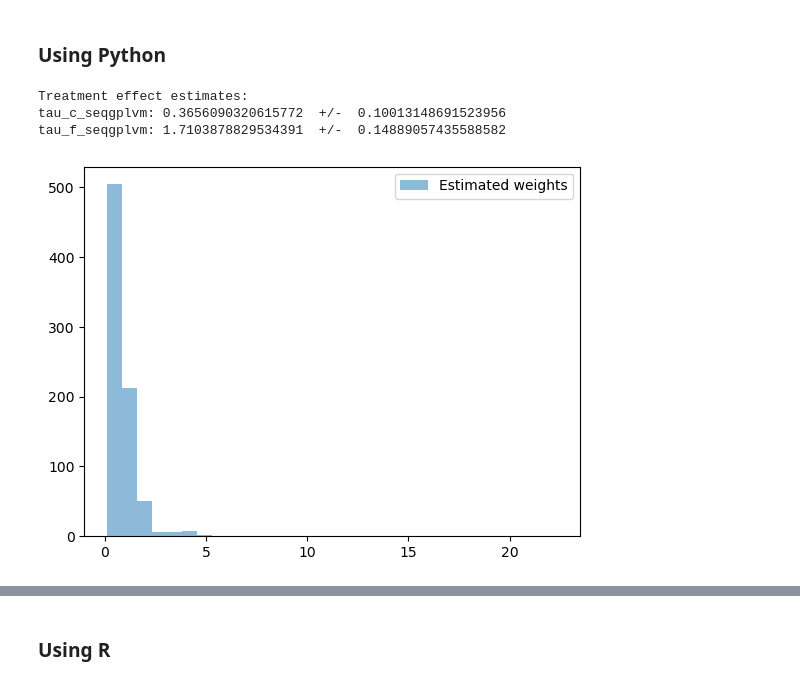
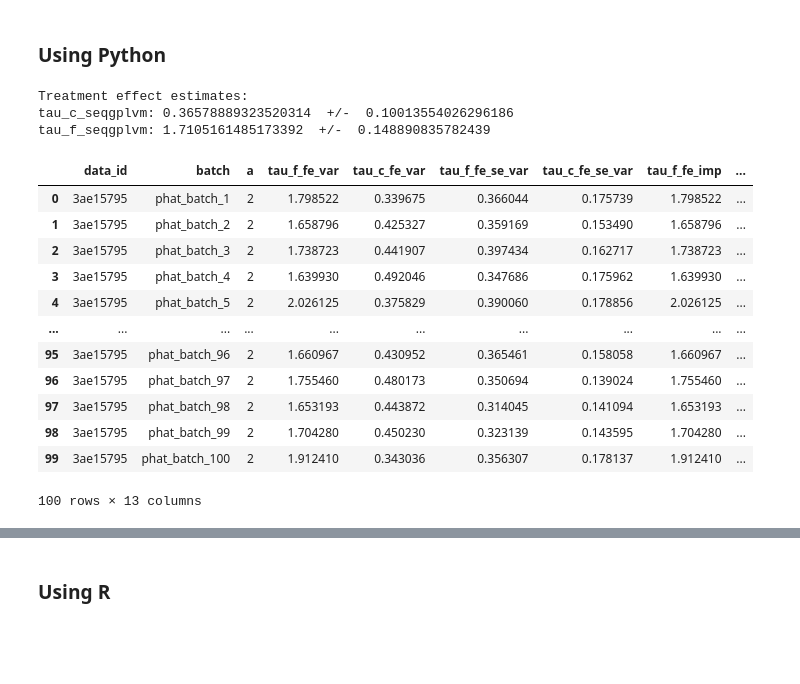
Before and after one commit to Ali-Setareh/SeqGPLVM_FEMSM, a Jupyter notebook: notebooks/model_inspection.ipynb, the cells around one changed output, grey strips where cells are left out. Saved outputs shown, nothing was run; the diff lists cells and outputs as text; code cells hidden in the pictures; blank space fills up the shorter version.

```diff
--- a/notebooks/model_inspection.ipynb
+++ b/notebooks/model_inspection.ipynb
@@ -434,6 +434,11 @@ plt.show()
 # %% [markdown]
 ### Using Python
 # %%
+import torch
+import os
+import statsmodels.api as sm
+from utils.propensity import propensity_dir
+
 # First load propensity scores from SeqGPLVM
 path = propensity_dir(cwd/Path("./results").expanduser(), "seqgplvm", train_id)
 payload = load_ckpt_any(path/f"{os.listdir(path)[-1]}", map_location="cpu")
@@ -512,6 +517,7 @@ model = sm.GLM(y, X, family=sm.families.Binomial())
 res = model.fit()
 
 df_msm["stab_num"] = res.predict(X)
+df_msm["stab_num"] = df_msm["stab_num"].clip(0.01, 0.99)
 
 T = config["T"]
 
@@ -527,19 +533,19 @@ p_num = df_msm["stab_num"].to_numpy()
 # batch-wise weights into a DataFrame (same index as df_msm)
 weights_df = {}#pd.DataFrame(index=df_msm.index)
 for b in batch_cols:
-    p_hat = df_msm[b].to_numpy()
+    p_hat = df_msm[b].clip(0.01, 0.99).to_numpy()
     w_b = np.where(D == 1, p_num / p_hat, (1 - p_num) / (1 - p_hat))
     weights_df[b] = w_b
 weights_df = pd.DataFrame(weights_df, index=df_msm.index)
 
 # true, FE, no-FE as Series aligned with df_msm
-p_true = df_msm["p_true"].to_numpy()
+p_true = df_msm["p_true"].clip(0.01, 0.99).to_numpy()
 df_msm["w_true"] = np.where(D == 1, p_num / p_true, (1 - p_num) / (1 - p_true))
 
-p_fe = df_msm["phat_fe"].to_numpy()
+p_fe = df_msm["phat_fe"].clip(0.01, 0.99).to_numpy()
 df_msm["w_fe"] = np.where(D == 1, p_num / p_fe, (1 - p_num) / (1 - p_fe))
 
-p_no_fe = df_msm["phat_no_fe"].to_numpy()
+p_no_fe = df_msm["phat_no_fe"].clip(0.01, 0.99).to_numpy()
 df_msm["w_no_fe"] = np.where(D == 1, p_num / p_no_fe, (1 - p_num) / (1 - p_no_fe))
 
 # 4) Cumulative products over last k periods, by patient
@@ -588,12 +594,5 @@ for col, name in [("ipw_cum_true", "true"),
     auxiliary[name] = {"tau_f":res.params["D"], "tau_c":res.params["lag_sum"]}
 # %% [output]
 Treatment effect estimates:
-tau_c_seqgplvm: 0.3656090320615772  +/-  0.10013148691523956
-tau_f_seqgplvm: 1.7103878829534391  +/-  0.14889057435588582
+tau_c_seqgplvm: 0.36578889323520314  +/-  0.10013554026296186
+tau_f_seqgplvm: 1.7105161485173392  +/-  0.148890835782439
-# %%
-plt.hist(df_msm.filter(regex=r"^ipw_cum_phat_batch").mean(axis=1), bins=30, alpha=0.5, label='Estimated weights')
-#plt.hist(df_msm["ipw_cum_true"], bins=30, alpha=0.5, label='True weights')
-plt.legend()
-plt.show()
-# %% [output]
-[figure, removed]
@@ -599,0 +809,16 @@ plt.show()
+# %%
+msm_df_py
+# %% [output]
+|  | data_id | batch | a | tau_f_fe_var | tau_c_fe_var | tau_f_fe_se_var | tau_c_fe_se_var | tau_f_fe_imp | ... |
+| 0 | 3ae15795 | phat_batch_1 | 2 | 1.798522 | 0.339675 | 0.366044 | 0.175739 | 1.798522 | ... |
+| 1 | 3ae15795 | phat_batch_2 | 2 | 1.658796 | 0.425327 | 0.359169 | 0.153490 | 1.658796 | ... |
+| 2 | 3ae15795 | phat_batch_3 | 2 | 1.738723 | 0.441907 | 0.397434 | 0.162717 | 1.738723 | ... |
+| 3 | 3ae15795 | phat_batch_4 | 2 | 1.639930 | 0.492046 | 0.347686 | 0.175962 | 1.639930 | ... |
+| 4 | 3ae15795 | phat_batch_5 | 2 | 2.026125 | 0.375829 | 0.390060 | 0.178856 | 2.026125 | ... |
+| ... | ... | ... | ... | ... | ... | ... | ... | ... | ... |
+| 95 | 3ae15795 | phat_batch_96 | 2 | 1.660967 | 0.430952 | 0.365461 | 0.158058 | 1.660967 | ... |
+| 96 | 3ae15795 | phat_batch_97 | 2 | 1.755460 | 0.480173 | 0.350694 | 0.139024 | 1.755460 | ... |
+| 97 | 3ae15795 | phat_batch_98 | 2 | 1.653193 | 0.443872 | 0.314045 | 0.141094 | 1.653193 | ... |
+| 98 | 3ae15795 | phat_batch_99 | 2 | 1.704280 | 0.450230 | 0.323139 | 0.143595 | 1.704280 | ... |
+| 99 | 3ae15795 | phat_batch_100 | 2 | 1.912410 | 0.343036 | 0.356307 | 0.178137 | 1.912410 | ... |
+100 rows × 13 columns
```
Also changed, not shown: parts of 10 cells of this notebook.
